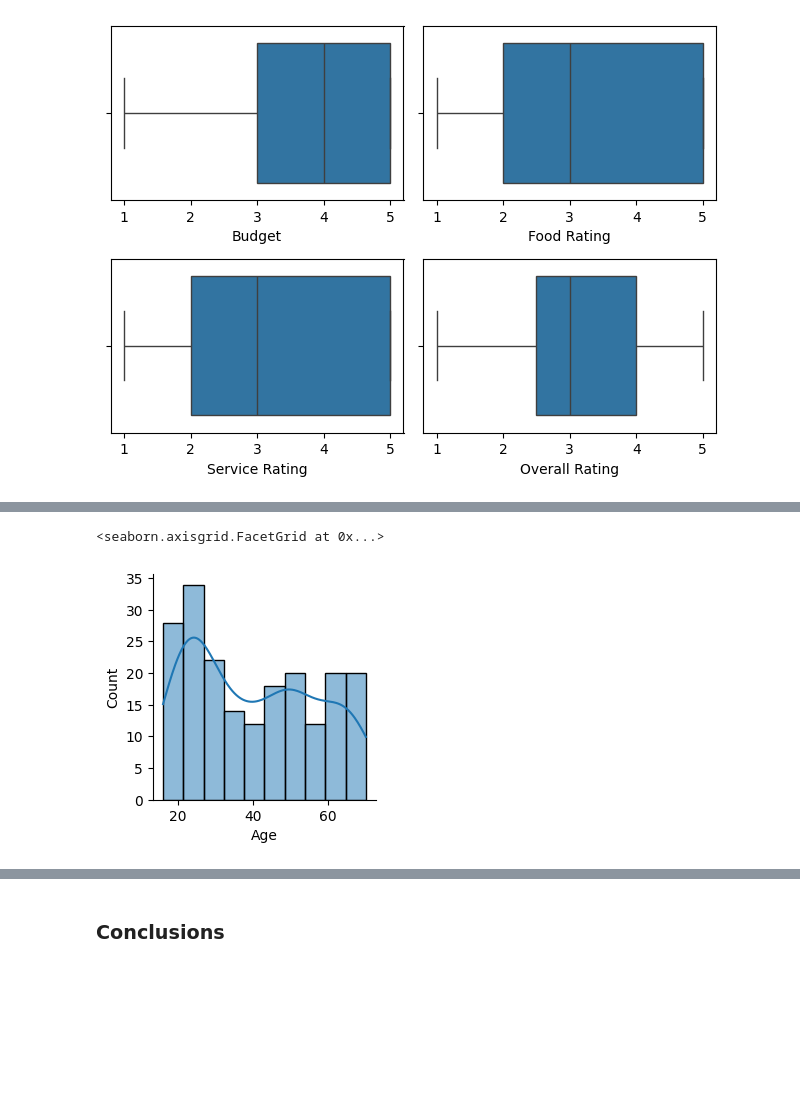
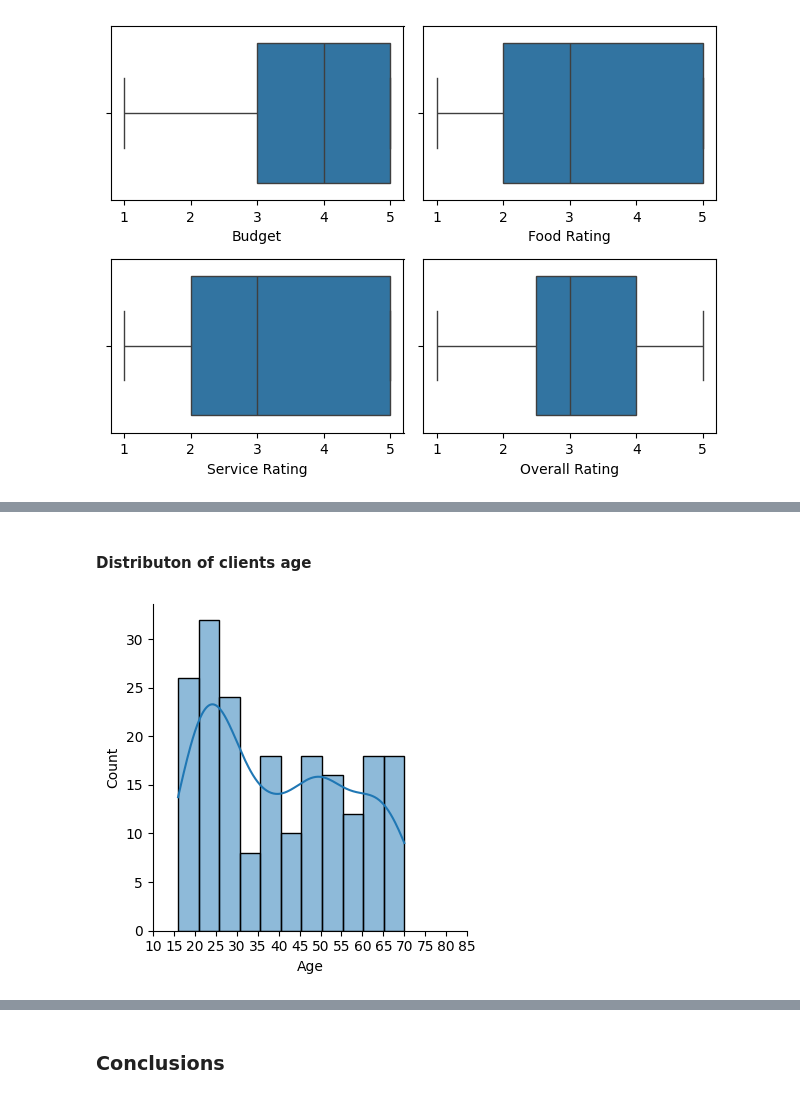
Before and after one commit to marta-glanowska/data-science, a Jupyter notebook: Projects/EDA/EDA_cuisine_rating.ipynb, the cells around one changed output, grey strips where cells are left out. Drawn from its saved outputs; the diff is of its cells as text; code cells hidden in the pictures; blank space fills up the shorter version.

Commit message:
Updated visualizations and added conclusions; More to add

```diff
--- a/Projects/EDA/EDA_cuisine_rating.ipynb
+++ b/Projects/EDA/EDA_cuisine_rating.ipynb
@@ -226,6 +257,8 @@ plt.tight_layout()
+# %% [markdown]
+#### Distributon of clients age
 # %%
-# Checking distributon of clients age
-sns.displot(data=df, x='Age', bins=10, kde=True, height=3)
+sns.displot(data=df, x='Age', bins=11, kde=True, height=4)
+plt.xticks(np.arange(10, 90, 5))
+plt.tight_layout()
 # %% [output]
-<seaborn.axisgrid.FacetGrid at 0x...>
-[figure, old version]
+[figure, new version]
```
Also changed, not shown: parts of 16 cells of this notebook.
